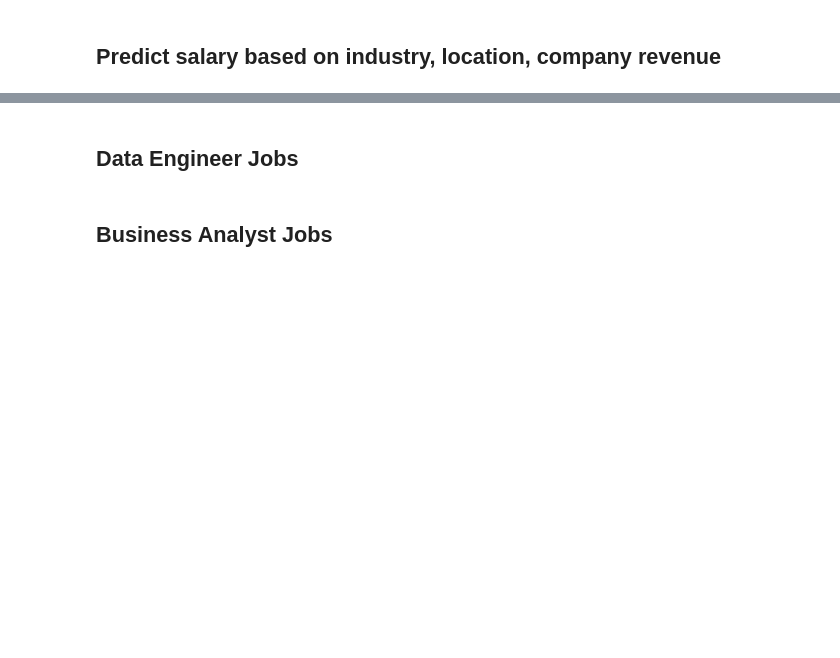
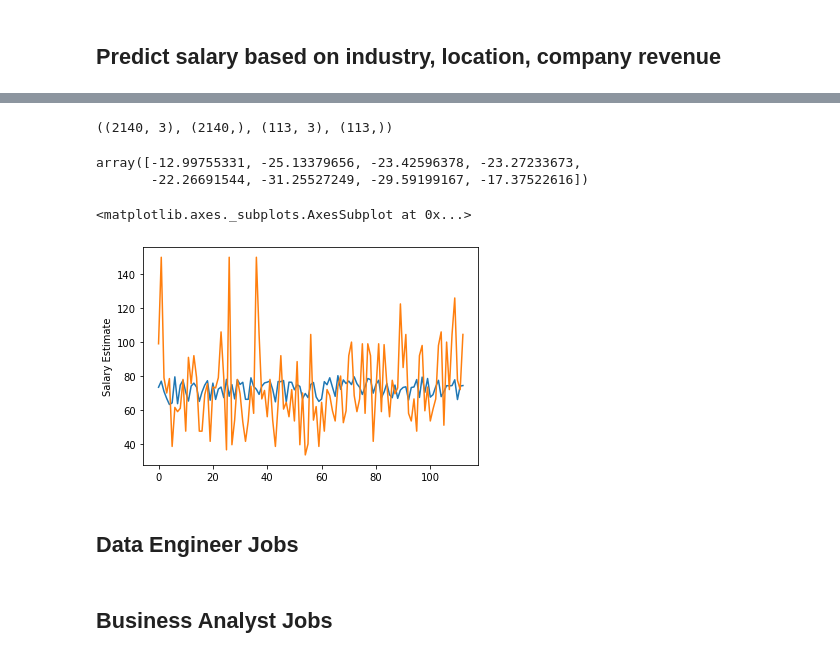
Before and after one commit to AlexKay28/Analytics, a Jupyter notebook: DataAnalystJobs.ipynb, the cells around one changed output, grey strips where cells are left out. Cells and saved outputs as stored; diff of their text form; code cells hidden in the pictures; blank space fills up the shorter version.

```diff
--- a/DataAnalystJobs.ipynb
+++ b/DataAnalystJobs.ipynb
@@ -266,3 +345,30 @@ best_jobs.head(10)
+# %%
+from sklearn.model_selection import train_test_split
+X, Y = model_data[['Industry_label', 'Location_label', 'Revenue_label']], model_data['Salary Estimate']
+x_train, y_train, x_test, y_test = \
+train_test_split(X, Y, test_size=0.05)
+x_train.shape, x_test.shape, y_train.shape, y_test.shape
+# %% [output]
+((2140, 3), (2140,), (113, 3), (113,))
+# %%
+from sklearn.linear_model import Lasso
+from sklearn.model_selection import cross_val_score
+
+model = Lasso()
+cross_val_score(model, X, Y, cv=8, scoring='neg_root_mean_squared_error')
+# %% [output]
+array([-12.99755331, -25.13379656, -23.42596378, -23.27233673,
+       -22.26691544, -31.25527249, -29.59199167, -17.37522616])
+# %%
+model.fit(x_train, x_test)
+predicted = model.predict(y_train)
+real = y_test
+
+sns.lineplot(x=[i for i in range(len(predicted))], y=predicted)
+sns.lineplot(x=[i for i in range(len(real))], y=real)
+# %% [output]
+<matplotlib.axes._subplots.AxesSubplot at 0x...>
+[figure, added]
 # %% [markdown]
 ## Data Engineer Jobs
 # %% [markdown]
```
Also changed, not shown: parts of 12 cells of this notebook, 2 other files.
